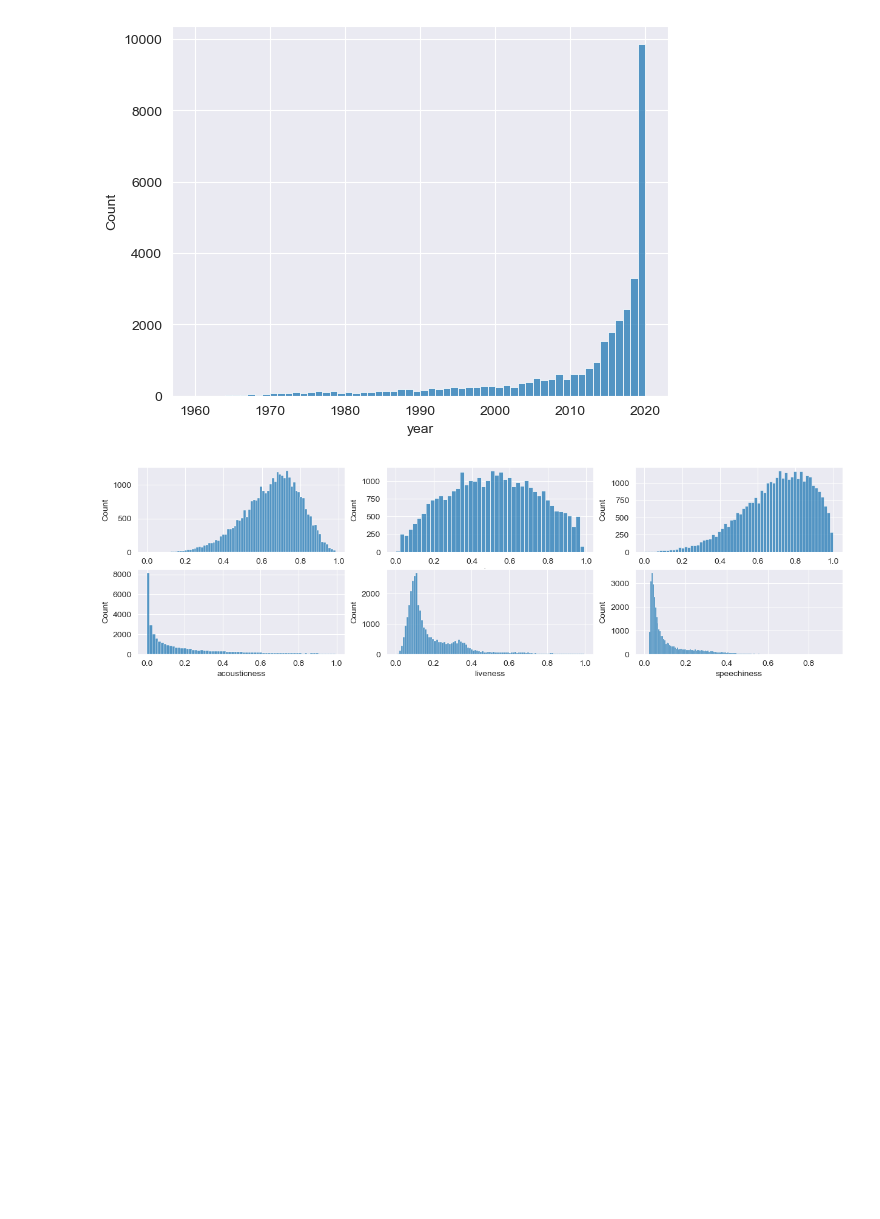
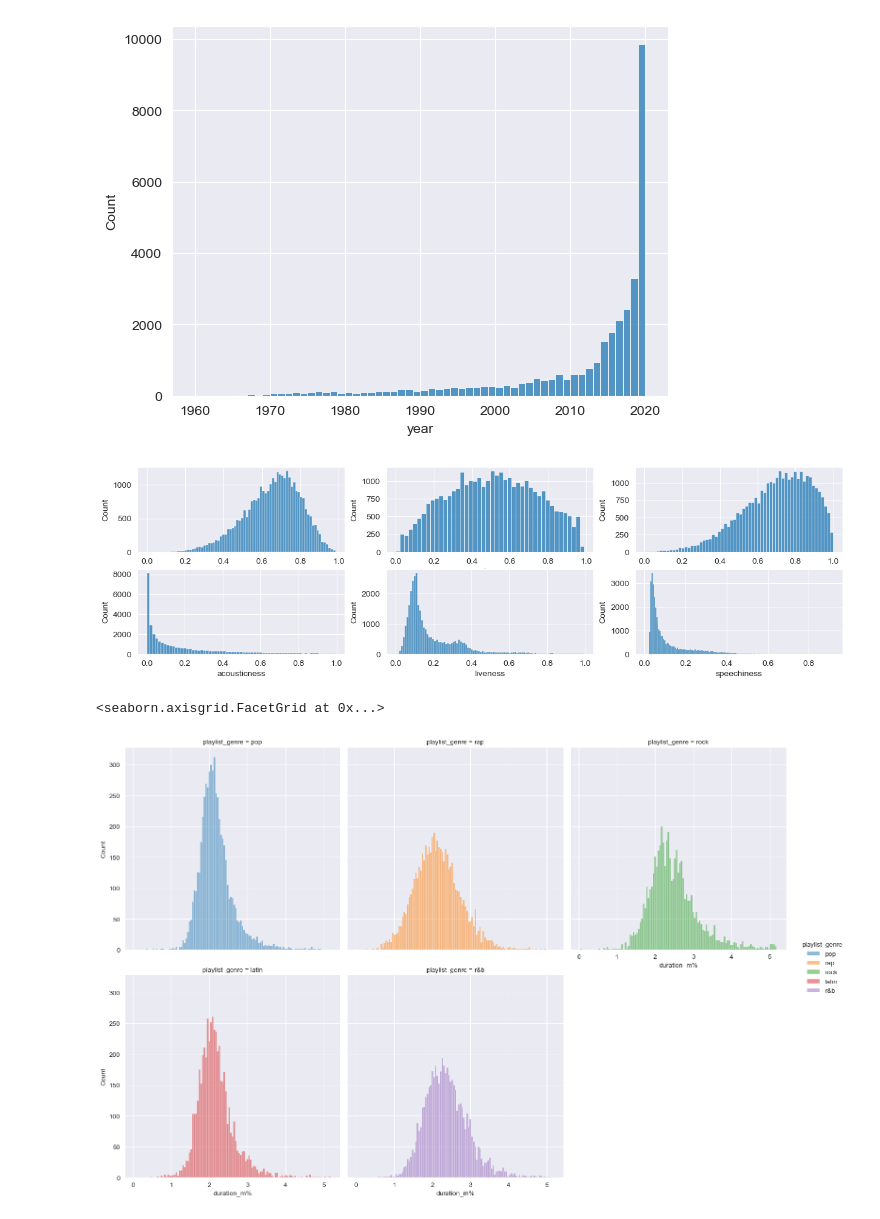
Before and after one commit to Toffuh/project-aids, a Jupyter notebook: Spotify.ipynb, the cells around one changed output. Cells and saved outputs as stored; diff of their text form; code cells hidden in the pictures; blank space fills up the shorter version.

```diff
--- a/Spotify.ipynb
+++ b/Spotify.ipynb
@@ -111,3 +107,9 @@ for i, variable in enumerate(variables):
     sns.histplot(data=data, x=variable, ax=axes[i])
 # %% [output]
 [figure]
+# %%
+sns.displot(data=data[data["playlist_genre"] != "edm"], x="duration_m%", col="playlist_genre", hue="playlist_genre",
+            col_wrap=3)
+# %% [output]
+<seaborn.axisgrid.FacetGrid at 0x...>
+[figure, added]
```
Also changed, not shown: parts of 6 cells of this notebook, 9 other files.
